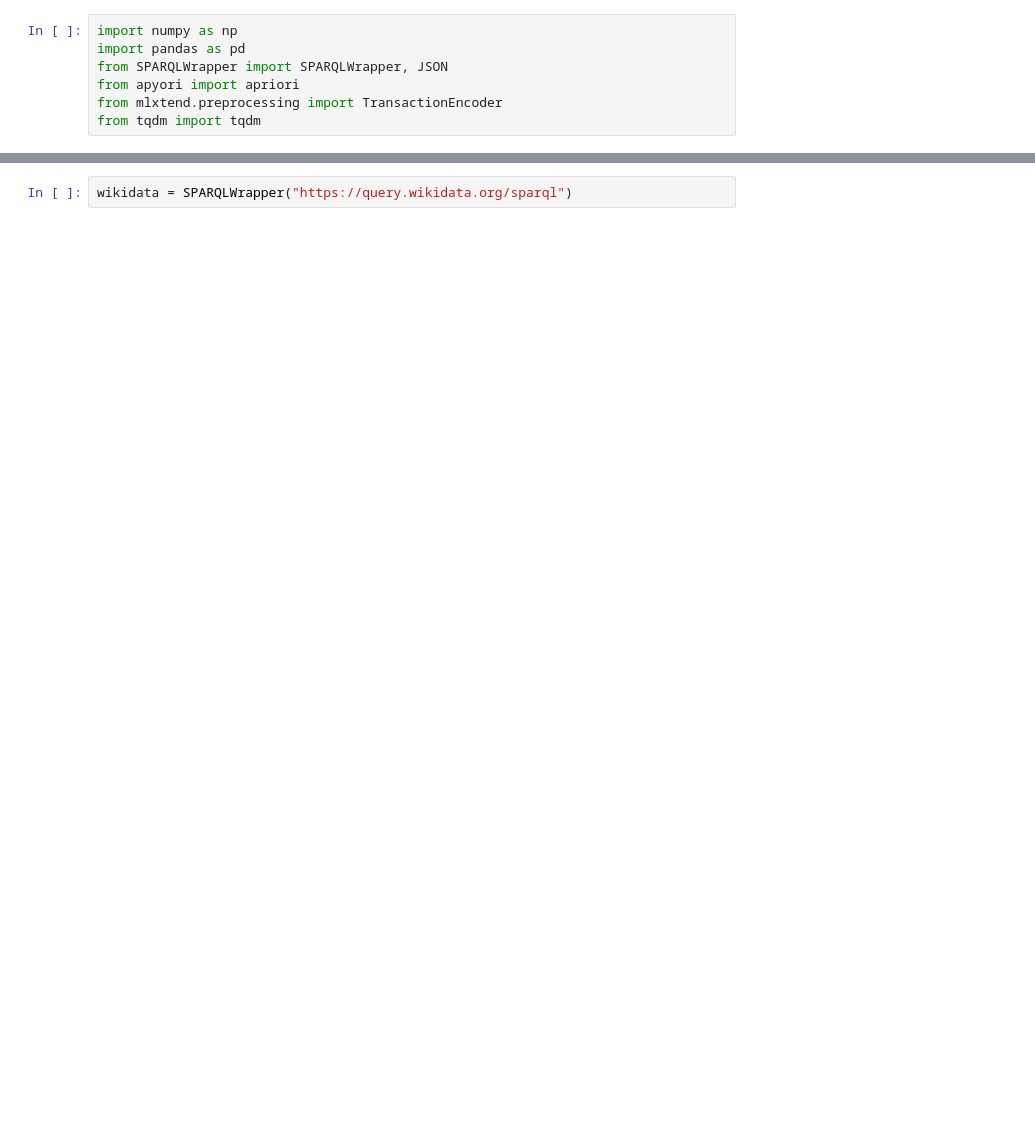
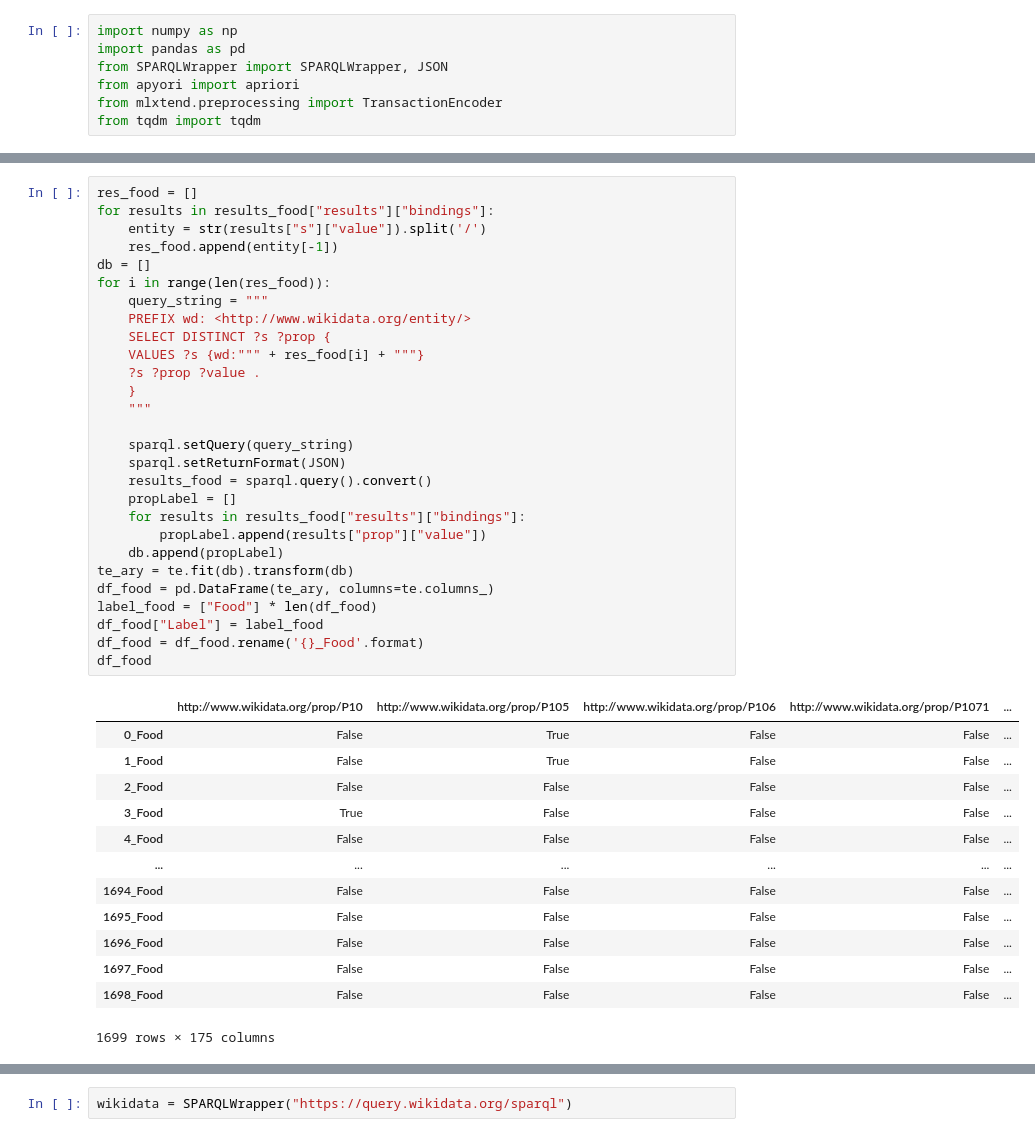
Before and after one commit to nyomangedar/GA_aids_classification, a Jupyter notebook: MergeAll/MergeAll_Proccessing.ipynb, the cells around one changed output, grey strips where cells are left out. Drawn from its saved outputs; the diff is of its cells as text; blank space fills up the shorter version.

```diff
--- a/MergeAll/MergeAll_Proccessing.ipynb
+++ b/MergeAll/MergeAll_Proccessing.ipynb
@@ -99,0 +200,42 @@ df
+# %%
+res_food = []
+for results in results_food["results"]["bindings"]:
+    entity = str(results["s"]["value"]).split('/')
+    res_food.append(entity[-1])
+db = []
+for i in range(len(res_food)):
+    query_string = """
+    PREFIX wd: <http://www.wikidata.org/entity/>
+    SELECT DISTINCT ?s ?prop {
+    VALUES ?s {wd:""" + res_food[i] + """}
+    ?s ?prop ?value .
+    }
+    """
+
+    sparql.setQuery(query_string)
+    sparql.setReturnFormat(JSON)
+    results_food = sparql.query().convert()
+    propLabel = []
+    for results in results_food["results"]["bindings"]:
+        propLabel.append(results["prop"]["value"])
+    db.append(propLabel)
+te_ary = te.fit(db).transform(db)
+df_food = pd.DataFrame(te_ary, columns=te.columns_)
+label_food = ["Food"] * len(df_food)
+df_food["Label"] = label_food
+df_food = df_food.rename('{}_Food'.format)
+df_food
+# %% [output]
+|  | http://www.wikidata.org/prop/P10 | http://www.wikidata.org/prop/P105 | http://www.wikidata.org/prop/P106 | http://www.wikidata.org/prop/P1071 | ... |
+| 0_Food | False | True | False | False | ... |
+| 1_Food | False | True | False | False | ... |
+| 2_Food | False | False | False | False | ... |
+| 3_Food | True | False | False | False | ... |
+| 4_Food | False | False | False | False | ... |
+| ... | ... | ... | ... | ... | ... |
+| 1694_Food | False | False | False | False | ... |
+| 1695_Food | False | False | False | False | ... |
+| 1696_Food | False | False | False | False | ... |
+| 1697_Food | False | False | False | False | ... |
+| 1698_Food | False | False | False | False | ... |
+1699 rows × 175 columns
```
Also changed, not shown: parts of 22 cells of this notebook, 25 other files.
